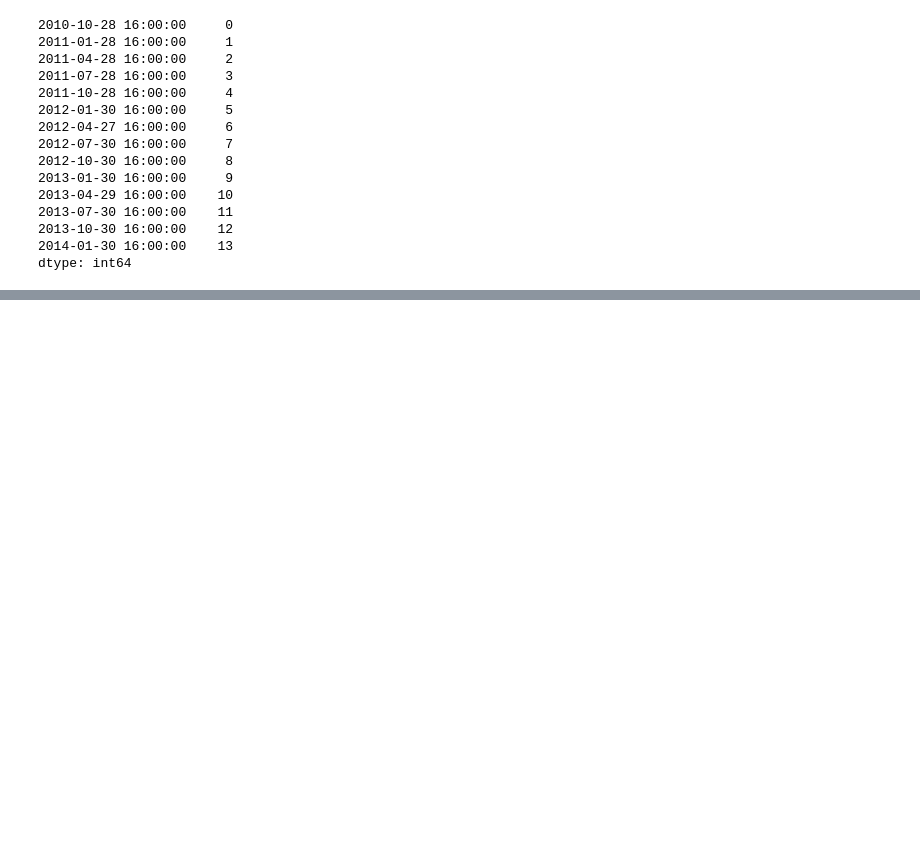
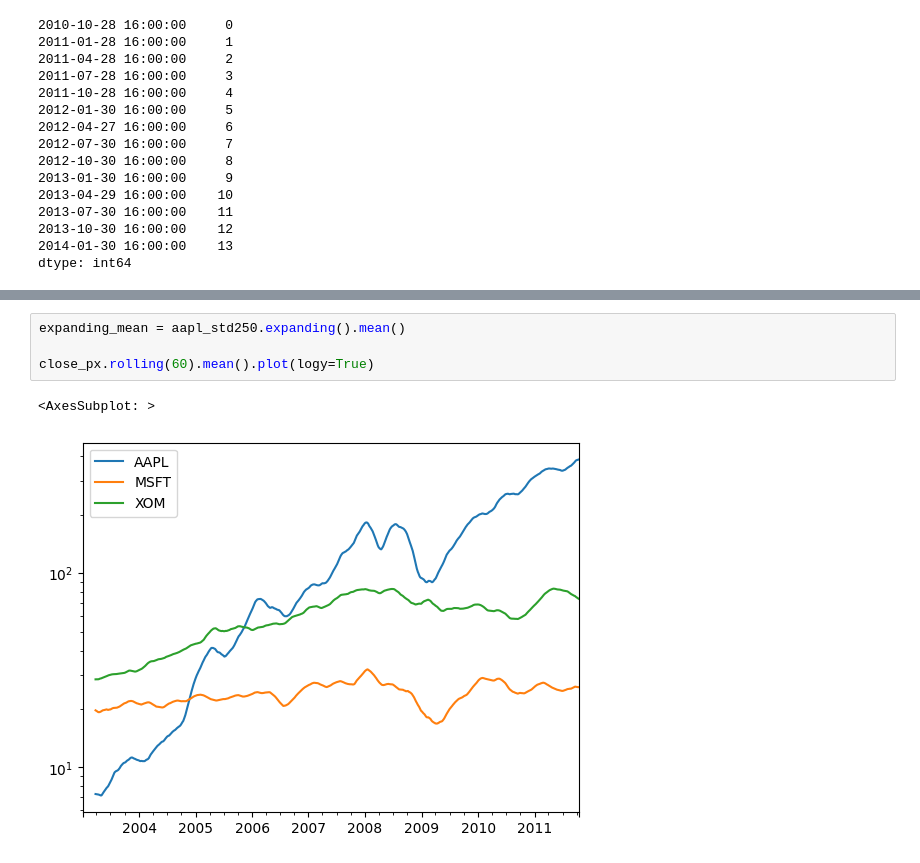
Before and after one commit to fabiodm7/dataScience, a Jupyter notebook: PythonAnaliseDados/11.Tempo.ipynb, the cells around one changed output, grey strips where cells are left out. Drawn from its saved outputs; the diff is of its cells as text; blank space fills up the shorter version.

```diff
--- a/PythonAnaliseDados/11.Tempo.ipynb
+++ b/PythonAnaliseDados/11.Tempo.ipynb
@@ -955,0 +1356,7 @@ dtype: int64
+# %%
+expanding_mean = aapl_std250.expanding().mean()
+
+close_px.rolling(60).mean().plot(logy=True)
+# %% [output]
+<AxesSubplot: >
+[figure, added]
```
Also changed, not shown: parts of 89 cells of this notebook.
